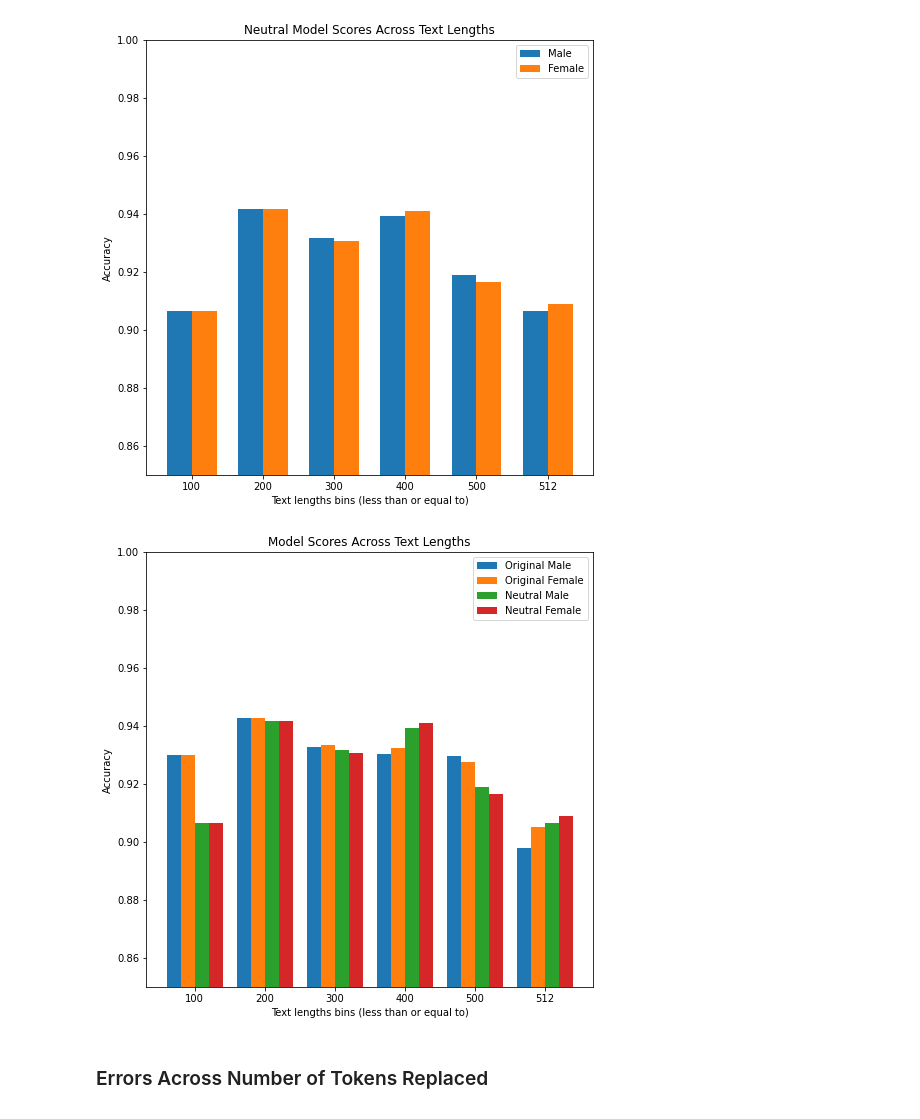
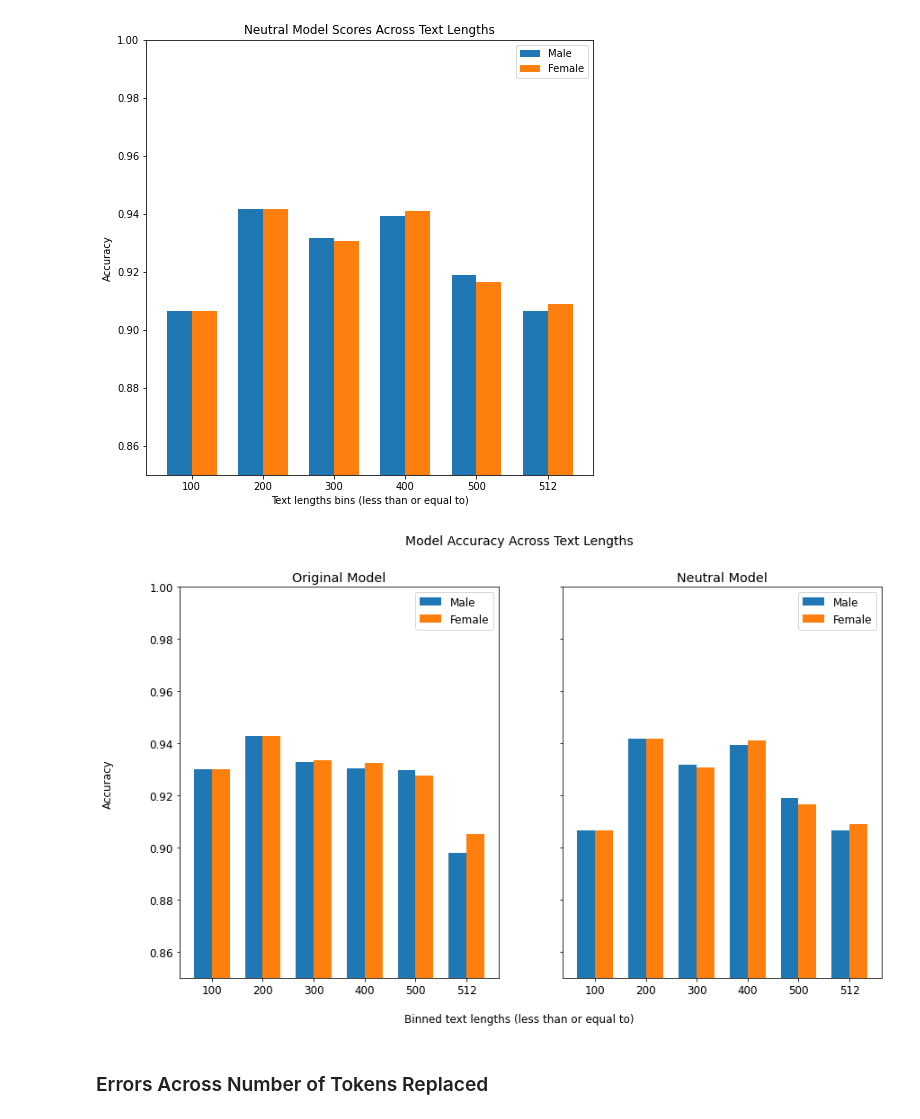
Before and after one commit to stemlock/w266_final_project, a Jupyter notebook: Error_Analysis_Colab.ipynb, the cells around one changed output. Drawn from its saved outputs; the diff is of its cells as text; code cells hidden in the pictures.

Commit message:
Updated figures and added specific example analysis

```diff
--- a/Error_Analysis_Colab.ipynb
+++ b/Error_Analysis_Colab.ipynb
@@ -981,27 +982,41 @@ plt.show()
 # %% [output]
 [figure]
 # %%
+matplotlib.rcParams.update({'font.size': 12})
+
 bins = [str(x) for x in range(0,501, 100)]
 bins.append('512')
 
 x = np.arange(len(bins[1:]))
-width = 0.2
+width = 0.35
 
-plt.figure(figsize=(8,8))
-plt.bar(x - 3*width/2, orig_m_bin_scores, width, label='Original Male')
-plt.bar(x - width/2,  orig_f_bin_scores, width, label='Original Female')
-plt.bar(x + width/2, unk_m_bin_scores, width, label='Neutral Male')
-plt.bar(x + 3*width/2,  unk_f_bin_scores, width, label='Neutral Female')
-plt.legend()
+fig, ax = plt.subplots(1,2, sharex=True, sharey=True, figsize=(14,8))
+ax[0].bar(x - width/2, orig_m_bin_scores, width, label='Male')
+ax[0].bar(x + width/2,  orig_f_bin_scores, width, label='Female')
 
-plt.title("Model Scores Across Text Lengths")
-plt.xlabel("Text lengths bins (less than or equal to)")
-plt.ylabel("Accuracy")
-plt.ylim(0.85, 1)
-plt.xticks(x, bins[1:])
+ax[0].set_title("Original Model")
+ax[0].set_ylim(0.85, 1)
+ax[1].set_xticks(x)
+ax[0].set_xticklabels(bins[1:])
+ax[0].legend()
+
+
+ax[1].bar(x - width/2, unk_m_bin_scores, width, label='Male')
+ax[1].bar(x + width/2,  unk_f_bin_scores, width, label='Female')
+
+ax[1].set_title("Neutral Model")
+ax[1].set_ylim(0.85, 1)
+ax[1].set_xticks(x)
+ax[1].set_xticklabels(bins[1:])
+ax[1].legend()
+
+fig.suptitle("Model Accuracy Across Text Lengths", fontsize=14)
+fig.text(0.5, 0.04, "Binned text lengths (less than or equal to)", ha='center', fontsize=12)
+fig.text(0.04, 0.5, 'Accuracy', va='center', rotation='vertical', fontsize=12)
+
 plt.show()
 # %% [output]
-[figure, old version]
+[figure, new version]
 # %% [markdown]
 ### Errors Across Number of Tokens Replaced
 # %%
```
Also changed, not shown: parts of 6 cells of this notebook.
